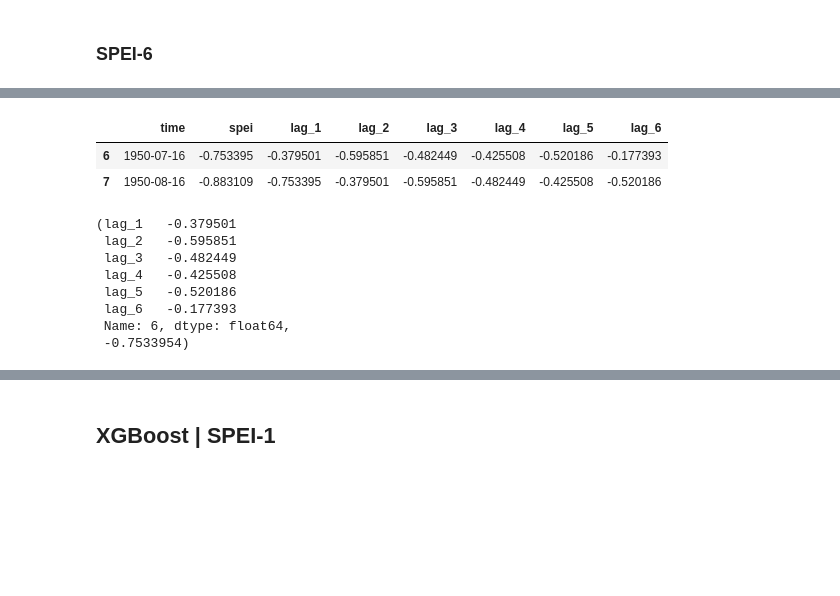
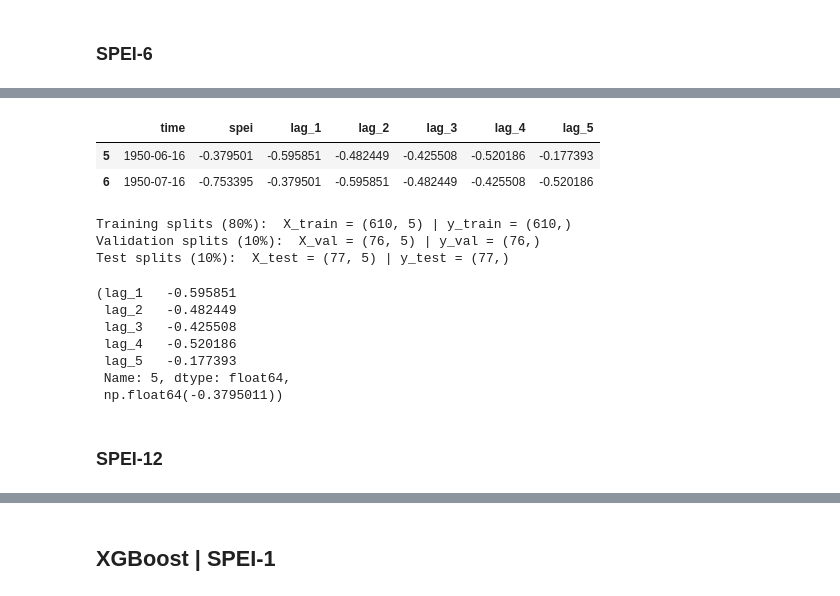
Before and after one commit to chillwafflez/KorahResearch-DroughtForecasting, a Jupyter notebook: XGBoost_Modeling.ipynb, the cells around one changed output, grey strips where cells are left out. Cells and saved outputs as stored; diff of their text form; code cells hidden in the pictures; blank space fills up the shorter version.

```diff
--- a/XGBoost_Modeling.ipynb
+++ b/XGBoost_Modeling.ipynb
@@ -177,47 +179,59 @@ spei6_df.head()
 # %%
 # create lag features (using last 6 months)
-lags = 6
+lags = 5
 lagged_spei6_data = create_lag_features(spei6_df, "spei", lags)
 
 # drop missing values (first 6 rows will be NaN)
 lagged_spei6_data = lagged_spei6_data.dropna()
 
-# Show the new dataset with lag features
 lagged_spei6_data.head(2)
 # %% [output]
-|  | time | spei | lag_1 | lag_2 | lag_3 | lag_4 | lag_5 | lag_6 |
-| 6 | 1950-07-16 | -0.753395 | -0.379501 | -0.595851 | -0.482449 | -0.425508 | -0.520186 | -0.177393 |
-| 7 | 1950-08-16 | -0.883109 | -0.753395 | -0.379501 | -0.595851 | -0.482449 | -0.425508 | -0.520186 |
+|  | time | spei | lag_1 | lag_2 | lag_3 | lag_4 | lag_5 |
+| 5 | 1950-06-16 | -0.379501 | -0.595851 | -0.482449 | -0.425508 | -0.520186 | -0.177393 |
+| 6 | 1950-07-16 | -0.753395 | -0.379501 | -0.595851 | -0.482449 | -0.425508 | -0.520186 |
 # %%
 # data splits
+
+# ---- 80/20 train/test ---- #
+# train_size = int(len(lagged_spei6_data) * 0.8)
+
+# train_spei6 = lagged_spei6_data[:train_size]
+# test_spei6 = lagged_spei6_data[train_size:]
+
+# X_train_spei6, y_train_spei6 = train_spei6.drop(columns=["time", "spei"]), train_spei6["spei"]
+# X_test_spei6, y_test_spei6 = test_spei6.drop(columns=["time", "spei"]), test_spei6["spei"]
+
+# print(f"Training splits (80%):  X_train = {X_train_spei6.shape} | y_train = {y_train_spei6.shape}")
+# print(f"Test splits (20%):  X_test = {X_test_spei6.shape} | y_test = {y_test_spei6.shape}")
+
+# ---- 80/10/10 train/val/test ---- #
 train_size = int(len(lagged_spei6_data) * 0.8)
-# val_size = int(len(lagged_spei1_data) * 0.1)
+val_size = int(len(lagged_spei6_data) * 0.1)
 
+train_spei6 = lagged_spei6_data.iloc[:train_size]
+val_spei6 = lagged_spei6_data.iloc[train_size : train_size + val_size]
+test_spei6 = lagged_spei6_data.iloc[train_size + val_size :]
 
-# X_train_spei1, y_train_spei1 = lagged_spei1_data[:train_size], lagged_spei1_data[:train_size]
-# X_val_spei1, y_val_spei1 = lagged_spei1_data[train_size : train_size + val_size], lagged_spei1_data[train_size : train_size + val_size]
-# X_test_spei1, y_test_spei1 = lagged_spei1_data[train_size + val_size :], lagged_spei1_data[train_size + val_size :]
-
-# Split into train and test
-train_spei6 = lagged_spei6_data.iloc[:train_size]
-test_spei6 = lagged_spei6_data.iloc[train_size:]
-
-# Define X (features) and Y (target)
 X_train_spei6, y_train_spei6 = train_spei6.drop(columns=["time", "spei"]), train_spei6["spei"]
+X_val_spei6, y_val_spei6 = val_spei6.drop(columns=["time", "spei"]), val_spei6["spei"]
 X_test_spei6, y_test_spei6 = test_spei6.drop(columns=["time", "spei"]), test_spei6["spei"]
 
-
-# print(f"Training splits (80%):  X_train = {X_train_spei1.shape} | y_train = {y_train_spei1.shape}")
-# print(f"Validation splits (10%):  X_val = {X_val_spei1.shape} | y_val = {y_val_spei1.shape}")
-# print(f"Test splits (10%):  X_test = {X_test_spei1.shape} | y_test = {y_test_spei1.shape}")
+print(f"Training splits (80%):  X_train = {X_train_spei6.shape} | y_train = {y_train_spei6.shape}")
+print(f"Validation splits (10%):  X_val = {X_val_spei6.shape} | y_val = {y_val_spei6.shape}")
+print(f"Test splits (10%):  X_test = {X_test_spei6.shape} | y_test = {y_test_spei6.shape}")
+# %% [output]
+Training splits (80%):  X_train = (610, 5) | y_train = (610,)
+Validation splits (10%):  X_val = (76, 5) | y_val = (76,)
+Test splits (10%):  X_test = (77, 5) | y_test = (77,)
 # %%
 X_train_spei6.iloc[0], y_train_spei6.iloc[0]
 # %% [output]
-(lag_1   -0.379501
- lag_2   -0.595851
- lag_3   -0.482449
- lag_4   -0.425508
- lag_5   -0.520186
- lag_6   -0.177393
- Name: 6, dtype: float64,
- -0.7533954)
+(lag_1   -0.595851
+ lag_2   -0.482449
+ lag_3   -0.425508
+ lag_4   -0.520186
+ lag_5   -0.177393
+ Name: 5, dtype: float64,
+ np.float64(-0.3795011))
+# %% [markdown]
+### SPEI-12
```
Also changed, not shown: parts of 127 cells of this notebook, 1 other file.
